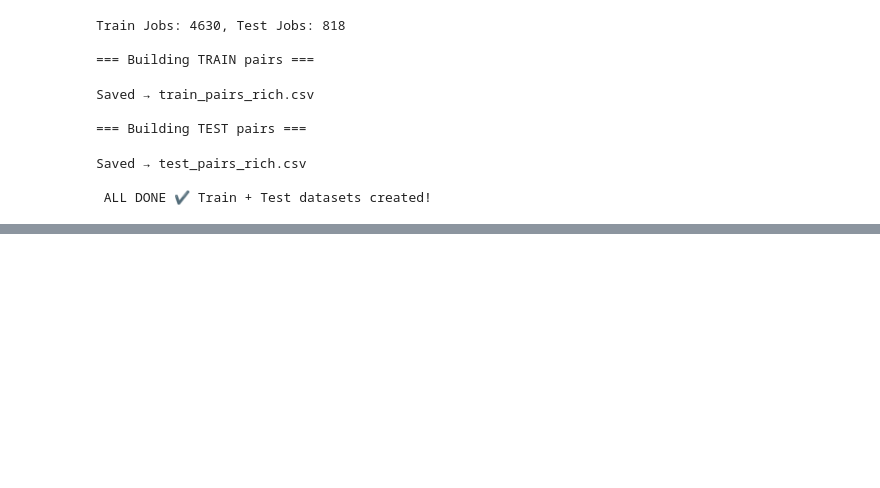
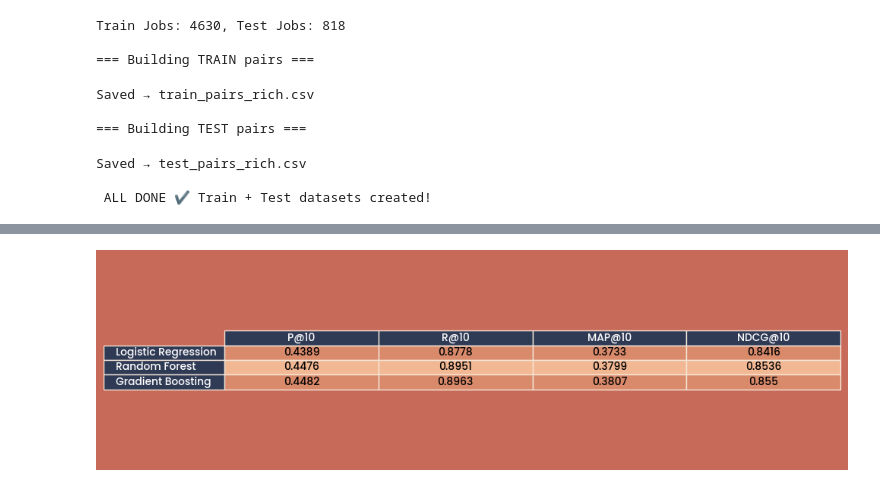
Before and after one commit to MalihaT111/ai-recruitment, a Jupyter notebook: notebooks/gpt.ipynb, the cells around one changed output, grey strips where cells are left out. Saved outputs shown, nothing was run; the diff lists cells and outputs as text; code cells hidden in the pictures; blank space fills up the shorter version.

```diff
--- a/notebooks/gpt.ipynb
+++ b/notebooks/gpt.ipynb
@@ -943,0 +1195,52 @@ print(top_resumes.to_string(index=False))
+# %%
+import matplotlib.pyplot as plt
+import matplotlib.font_manager as fm
+import numpy as np
+
+# Load Poppins font
+fm.fontManager.addfont("Poppins-Medium.ttf")
+plt.rcParams["font.family"] = "Poppins"
+plt.rcParams["font.weight"] = "medium"
+
+# Cadence colors
+terracotta = "#C86A5A"
+light_terracotta = "#D98A6B"
+cream = "#F4E6D8"
+navy = "#2F3A55"
+peach = "#F2B894"
+
+df = df_results.round(4)
+
+fig, ax = plt.subplots(figsize=(10, 3))
+ax.axis('off')
+
+table = ax.table(
+    cellText=df.values,
+    rowLabels=df.index,
+    colLabels=df.columns,
+    cellLoc='center',
+    loc='center'
+)
+
+# Style the table
+for (row, col), cell in table.get_celld().items():
+    cell.set_edgecolor(cream)
+    cell.set_fontsize(10)
+
+    # Header cells
+    if row == 0:
+        cell.set_facecolor(navy)
+        cell.set_text_props(color="white", weight="bold")
+    # Row label cells
+    elif col == -1:
+        cell.set_facecolor(navy)
+        cell.set_text_props(color="white", weight="bold")
+    else:
+        # Alternating row colors
+        cell.set_facecolor(peach if row % 2 == 0 else light_terracotta)
+
+fig.patch.set_facecolor(terracotta)
+plt.tight_layout()
+plt.show()
+# %% [output]
+[figure, added]
```
Also changed, not shown: parts of 8 cells of this notebook, 16 other files.
